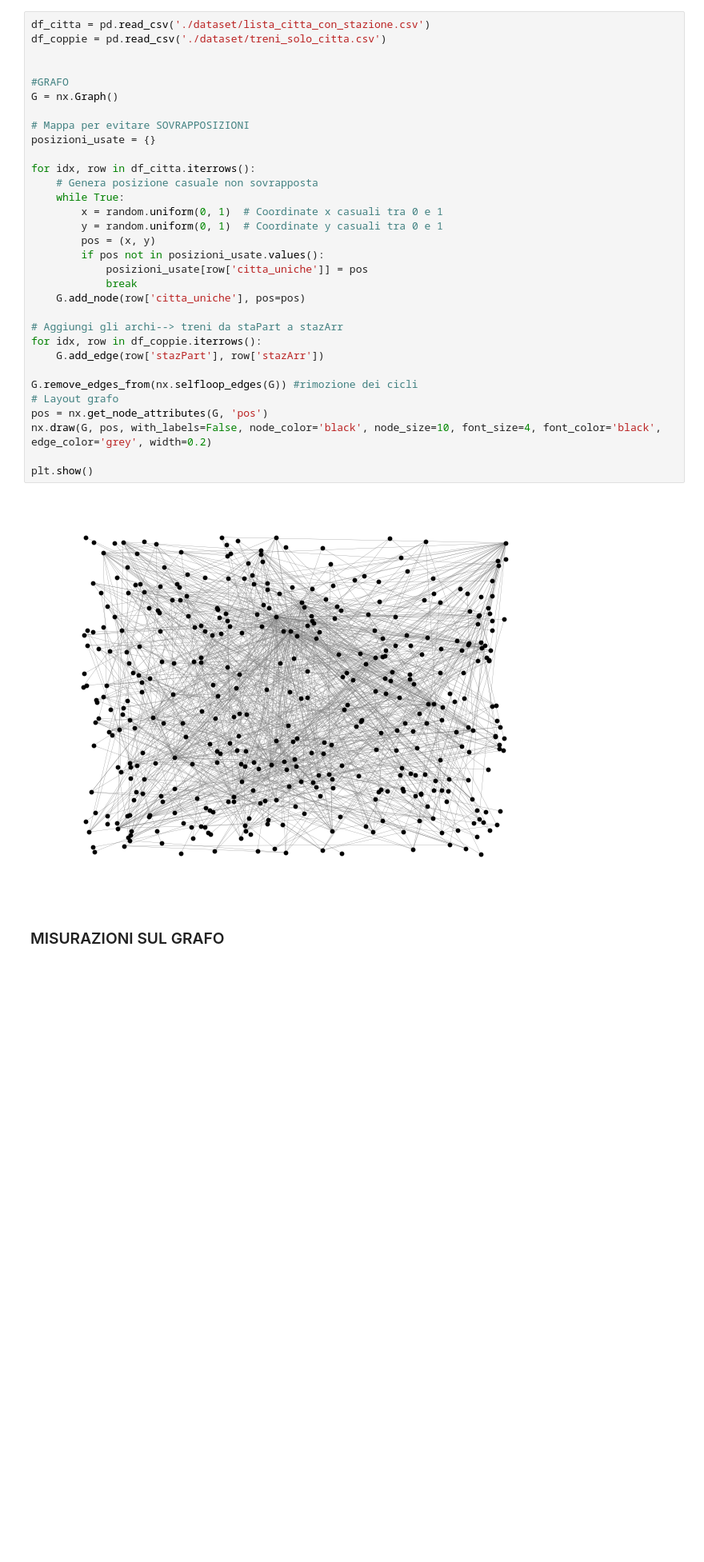
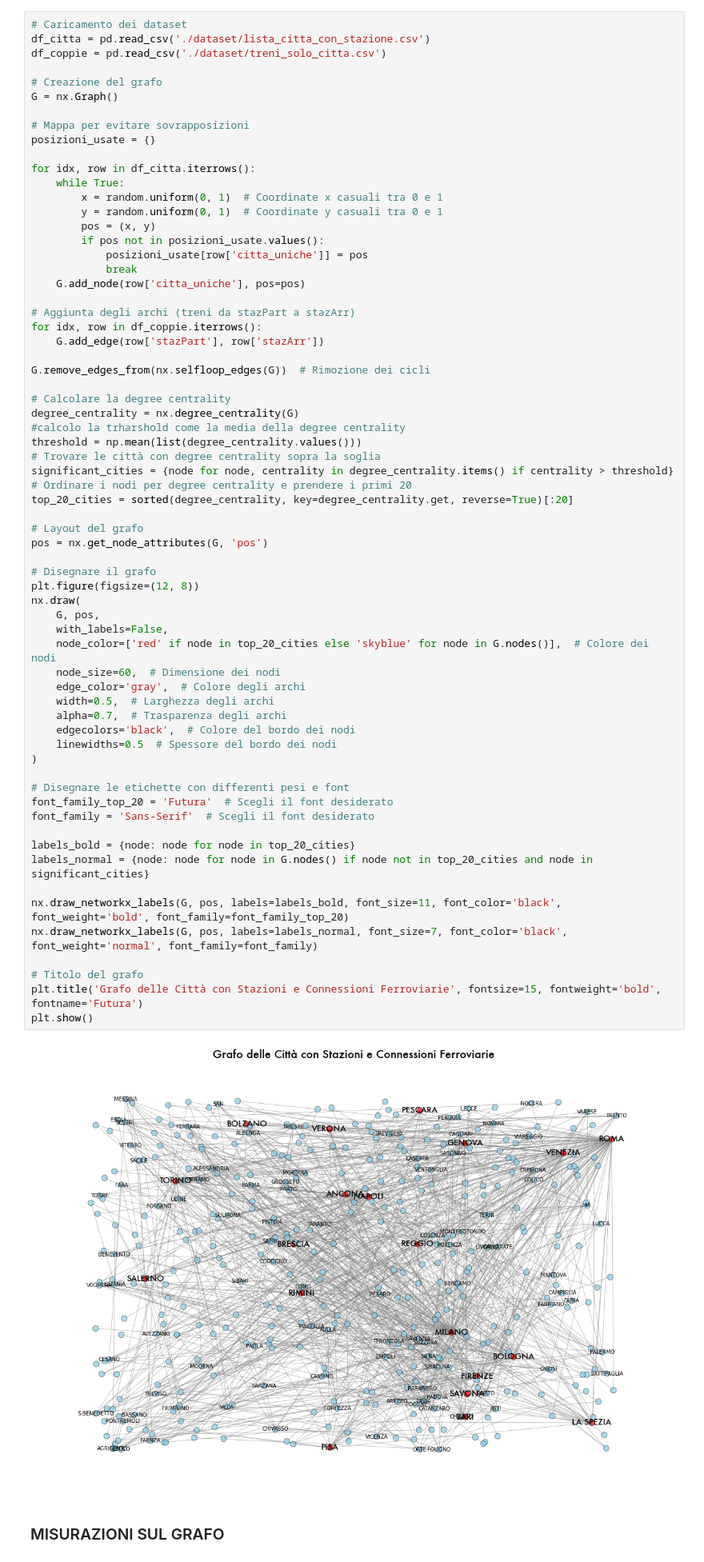
Before and after one commit to riccardospini98/sna, a Jupyter notebook: progetto/analysis.ipynb, the cells around one changed output. Shown at 80% size. Drawn from its saved outputs; the diff is of its cells as text; blank space fills up the shorter version.

```diff
--- a/progetto/analysis.ipynb
+++ b/progetto/analysis.ipynb
@@ -50,37 +99,71 @@ merged_data = pd.merge(df_citta, df_comuni, on='citta_uniche', how='inner') # Me
 # %%
+# Caricamento dei dataset
 df_citta = pd.read_csv('./dataset/lista_citta_con_stazione.csv')
 df_coppie = pd.read_csv('./dataset/treni_solo_citta.csv')
 
-
-#GRAFO
+# Creazione del grafo
 G = nx.Graph()
 
-# Mappa per evitare SOVRAPPOSIZIONI
+# Mappa per evitare sovrapposizioni
 posizioni_usate = {}
 
 for idx, row in df_citta.iterrows():
-    # Genera posizione casuale non sovrapposta
     while True:
         x = random.uniform(0, 1)  # Coordinate x casuali tra 0 e 1
         y = random.uniform(0, 1)  # Coordinate y casuali tra 0 e 1
         pos = (x, y)
         if pos not in posizioni_usate.values():
             posizioni_usate[row['citta_uniche']] = pos
             break
     G.add_node(row['citta_uniche'], pos=pos)
 
-# Aggiungi gli archi--> treni da staPart a stazArr
+# Aggiunta degli archi (treni da stazPart a stazArr)
 for idx, row in df_coppie.iterrows():
     G.add_edge(row['stazPart'], row['stazArr'])
 
-G.remove_edges_from(nx.selfloop_edges(G)) #rimozione dei cicli
-# Layout grafo
+G.remove_edges_from(nx.selfloop_edges(G))  # Rimozione dei cicli
+
+# Calcolare la degree centrality
+degree_centrality = nx.degree_centrality(G)
+#calcolo la trharshold come la media della degree centrality
+threshold = np.mean(list(degree_centrality.values()))
+# Trovare le città con degree centrality sopra la soglia
+significant_cities = {node for node, centrality in degree_centrality.items() if centrality > threshold}
+# Ordinare i nodi per degree centrality e prendere i primi 20
+top_20_cities = sorted(degree_centrality, key=degree_centrality.get, reverse=True)[:20]
+
+# Layout del grafo
 pos = nx.get_node_attributes(G, 'pos')
-nx.draw(G, pos, with_labels=False, node_color='black', node_size=10, font_size=4, font_color='black', edge_color='grey', width=0.2)
 
+# Disegnare il grafo
+plt.figure(figsize=(12, 8))
+nx.draw(
+    G, pos,
+    with_labels=False,
+    node_color=['red' if node in top_20_cities else 'skyblue' for node in G.nodes()],  # Colore dei nodi
+    node_size=60,  # Dimensione dei nodi
+    edge_color='gray',  # Colore degli archi
+    width=0.5,  # Larghezza degli archi
+    alpha=0.7,  # Trasparenza degli archi
+    edgecolors='black',  # Colore del bordo dei nodi
+    linewidths=0.5  # Spessore del bordo dei nodi
+)
+
+# Disegnare le etichette con differenti pesi e font
+font_family_top_20 = 'Futura'  # Scegli il font desiderato
+font_family = 'Sans-Serif'  # Scegli il font desiderato
+
+labels_bold = {node: node for node in top_20_cities}
+labels_normal = {node: node for node in G.nodes() if node not in top_20_cities and node in significant_cities}
+
+nx.draw_networkx_labels(G, pos, labels=labels_bold, font_size=11, font_color='black', font_weight='bold', font_family=font_family_top_20)
+nx.draw_networkx_labels(G, pos, labels=labels_normal, font_size=7, font_color='black', font_weight='normal', font_family=font_family)
+
+# Titolo del grafo
+plt.title('Grafo delle Città con Stazioni e Connessioni Ferroviarie', fontsize=15, fontweight='bold', fontname='Futura')
 plt.show()
 # %% [output]
-[figure, old version]
+[figure, new version]
 # %% [markdown]
 ### MISURAZIONI SUL GRAFO
 # %%
```
Also changed, not shown: parts of 16 cells of this notebook, 4 other files.
